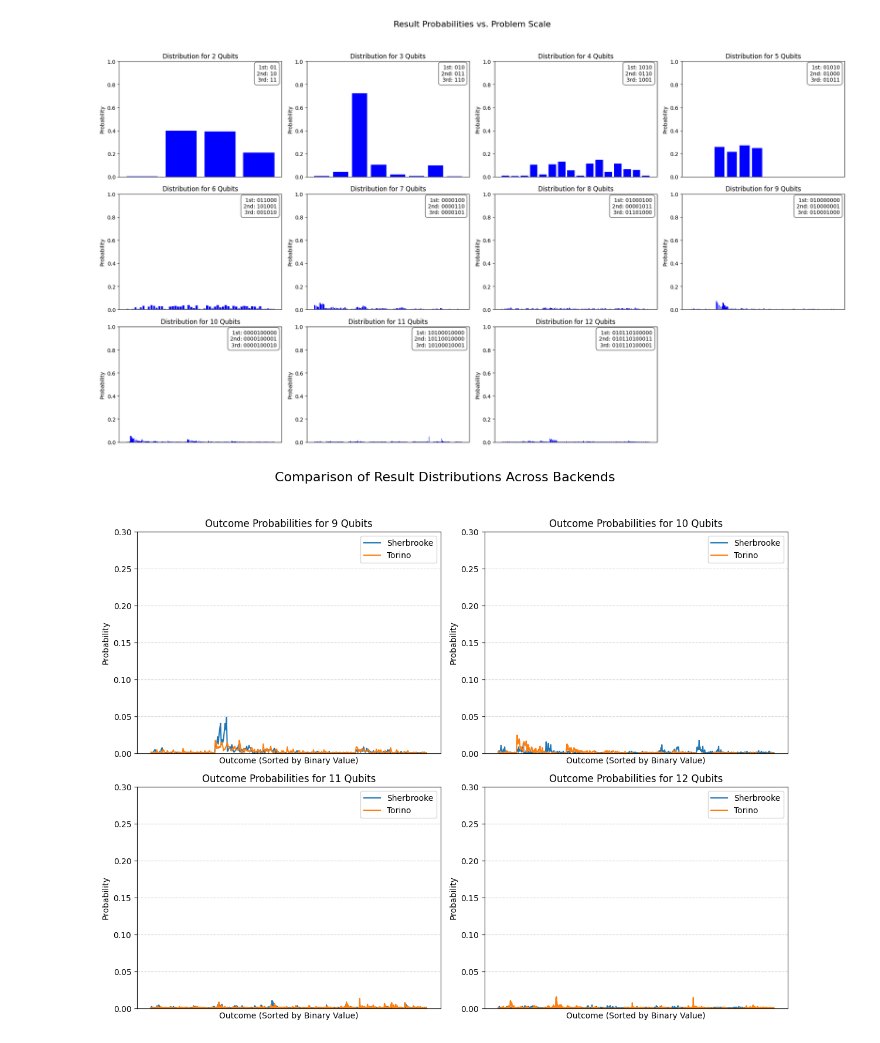
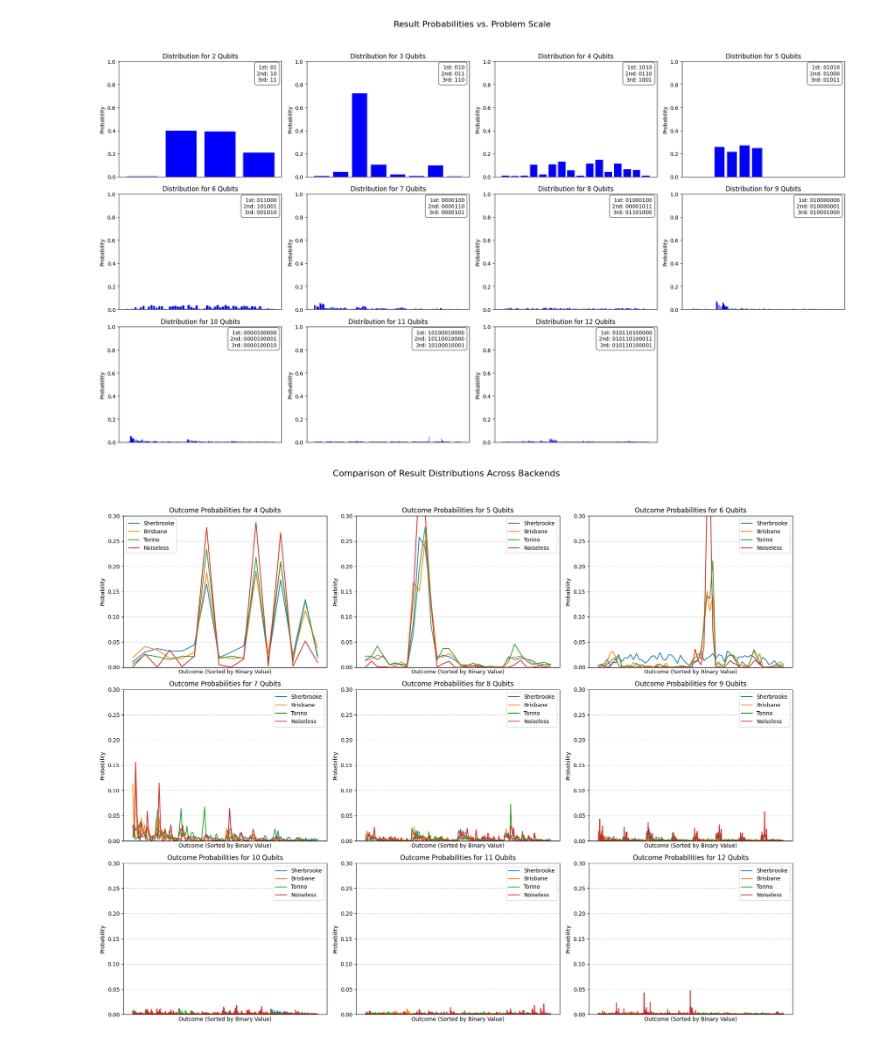
Before and after one commit to OliverSchiffmann/QAOAstudygit, a Jupyter notebook: maxDepthInvestigator.ipynb, the cells around one changed output. Saved outputs shown, nothing was run; the diff lists cells and outputs as text; code cells hidden in the pictures.

Commit message:
got all data for optimal and max depth experiemnts for knpasack and tsp, renamed files for clean up

```diff
--- a/maxDepthInvestigator.ipynb
+++ b/maxDepthInvestigator.ipynb
@@ -404,6 +404,20 @@ plot_distribution_grid(distributionsByProblemScale)
 #     "Noiseless"
 # ]
 # qubits_to_compare = [4, 5, 6, 7, 8, 9, 10, 11, 12]
+
+filenames_to_compare = [
+    "BPmaxDepthExperimentResults/Knapsack_2-12q_p2_FakeSherbrooke.json",
+    "BPmaxDepthExperimentResults/Knapsack_2-12q_p2_FakeBrisbane.json",
+    "BPmaxDepthExperimentResults/Knapsack_2-12q_p2_FakeTorino.json",
+    "BPmaxDepthExperimentResults/Knapsack_2-12q_p2_noiseless.json"
+]
+labels_for_plot = [
+    "Sherbrooke",
+    "Brisbane",
+    "Torino",
+    "Noiseless"
+]
+qubits_to_compare = [4, 5, 6, 7, 8, 9, 10, 11, 12]
 
 # filenames_to_compare = [
 #     "BPmaxDepthExperimentResults/TSP_4-9q_p1_FakeSherbrooke.json",
@@ -439,40 +453,40 @@ plot_distribution_grid(distributionsByProblemScale)
 # ]
 # labels_for_plot = [
 #     "p=1",
 #     "p=2"
 # ]
 # qubits_to_compare = [4, 9]
 
 # filenames_to_compare = [
 #     "BPmaxDepthExperimentResults/Knapsack_2-12q_p1_noiseless.json",
 #     "BPmaxDepthExperimentResults/Knapsack_2-12q_p2_noiseless.json"
 # ]
 # labels_for_plot = [
 #     "p=1",
 #     "p=2"
 # ]
 # qubits_to_compare = [4, 5, 6, 7, 8, 9, 10, 11, 12]
 
 # filenames_to_compare = [
 #     "BPmaxDepthExperimentResults/TSP_4-9q_p2_FakeSherbrooke.json",
 #     "BPmaxDepthExperimentResults/TSP_4-9q_p2_FakeTorino.json"
 # ]
 # labels_for_plot = [
 #     "Sherbrooke",
 #     "Torino"
 # ]
 # qubits_to_compare = [4, 9]
 
-filenames_to_compare = [
-    "BPmaxDepthExperimentResults/Knapsack_2-12q_p1_FakeSherbrooke.json",
-    "BPmaxDepthExperimentResults/Knapsack_2-12q_p1_FakeTorino.json"
-]
-labels_for_plot = [
-    "Sherbrooke",
-    "Torino"
-]
-qubits_to_compare = [9,10,11,12]
+# filenames_to_compare = [
+#     "BPmaxDepthExperimentResults/Knapsack_2-12q_p1_FakeSherbrooke.json",
+#     "BPmaxDepthExperimentResults/Knapsack_2-12q_p1_FakeTorino.json"
+# ]
+# labels_for_plot = [
+#     "Sherbrooke",
+#     "Torino"
+# ]
+# qubits_to_compare = [9,10,11,12]
 
 plot_comparison_grid(filenames_to_compare, labels_for_plot, qubits_to_compare)
 # %% [output]
-[figure, old version]
+[figure, new version]
```
Also changed, not shown: 11 other files.
